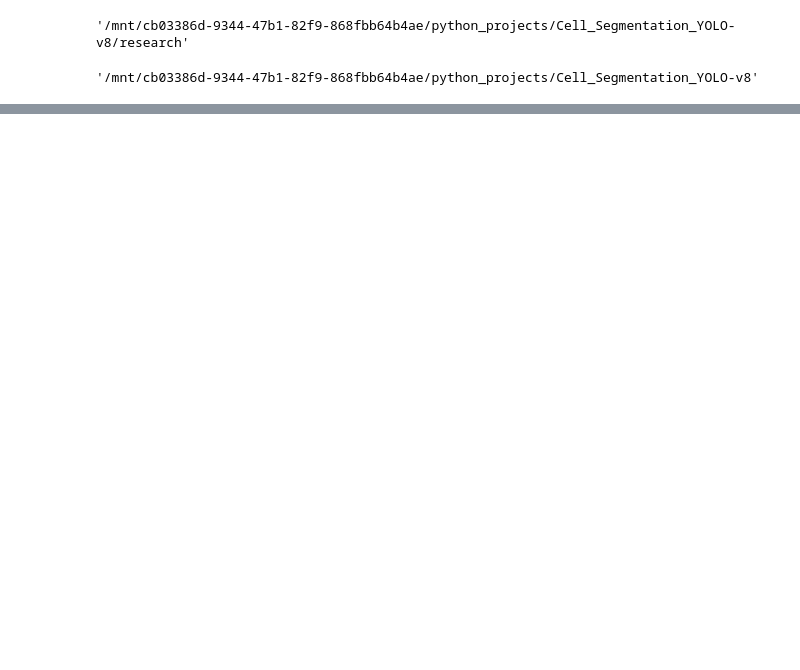
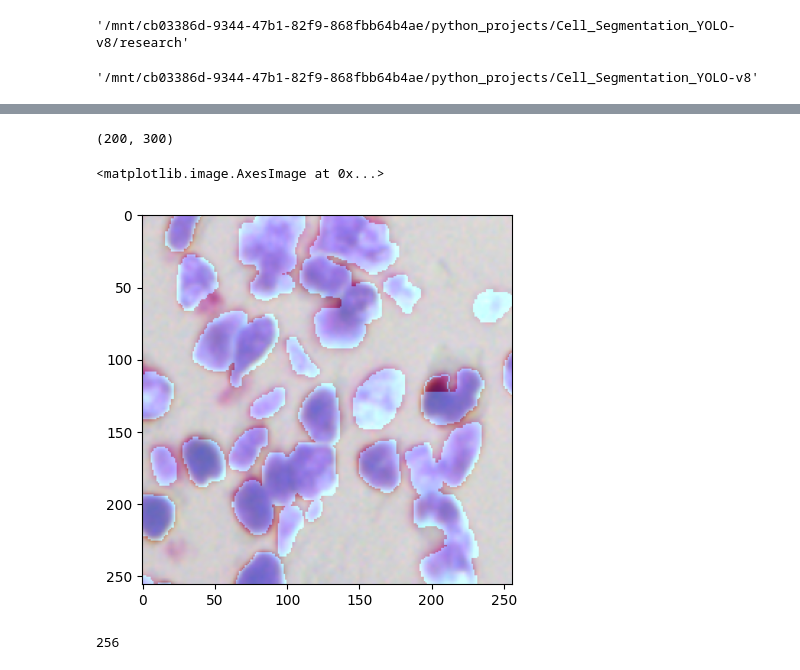
Before and after one commit to Pmilivojevic/Cell_Segmentation_YOLO-v8, a Jupyter notebook: research/trials.ipynb, the cells around one changed output, grey strips where cells are left out. Cells and saved outputs as stored; diff of their text form; code cells hidden in the pictures; blank space fills up the shorter version.

```diff
--- a/research/trials.ipynb
+++ b/research/trials.ipynb
@@ -95,0 +181,4 @@ model = YOLO('artifacts/model_trainer/yolov8n-seg.pt').to('cuda')
+# %%
+R = 0
+G = 204/255
+B = 255/255
@@ -95,0 +190,48 @@ model = YOLO('artifacts/model_trainer/yolov8n-seg.pt').to('cuda')
+# %%
+triangle.shape
+# %% [output]
+(200, 300)
+# %%
+path = 'artifacts/data_transformation/train'
+name = '00ae65c1c6631ae6f2be1a449902976e6eb8483bf6b0740d00530220832c6d3e_4'
+image_name = name + '.png'
+label_name = name + '.txt'
+# %%
+with open(os.path.join(path, label_name), 'r') as f:
+    txt = f.readlines()
+
+# with open('artifacts/data_transformation/train/0a7d30b252359a10fd298b638b90cb9ada3acced4e0c0e5a3692013f432ee4e9_0.txt', 'r') as f:
+#     txt = f.readlines()
+
+img = cv2.cvtColor(cv2.imread(os.path.join(path, image_name)), cv2.COLOR_BGR2RGB)
+
+mask = np.zeros_like(img[:,:,0], dtype=np.uint8)
+
+for shape_str in txt:
+    cords_str = str.split(shape_str)[1:]
+
+    cords = []
+    for j in range(0, len(cords_str), 2):
+        cords.append(
+            [
+                np.uint8(mask.shape[1]*np.float32(cords_str[j])),
+                np.uint8(mask.shape[0]*np.float32(cords_str[j+1]))
+            ]
+        )
+
+    cords = np.array(cords, dtype=np.int32)
+
+    cv2.fillConvexPoly(mask, cords, 255)
+
+mask = np.float32(mask)
+
+mask = np.uint8(cv2.merge((R*mask, G*mask, B*mask)))
+if not img.shape[2]:
+    img = np.uint8(cv2.merge((img, img, img)))
+
+img_w_m = cv2.addWeighted(img, 1.0, mask, 0.4, 0)
+# %%
+plt.imshow(img_w_m)
+# %% [output]
+<matplotlib.image.AxesImage at 0x...>
+[figure, added]
@@ -95,0 +244,4 @@ model = YOLO('artifacts/model_trainer/yolov8n-seg.pt').to('cuda')
+# %%
+img.shape[0]
+# %% [output]
+256
```
Also changed, not shown: parts of 35 cells of this notebook, 10 other files.
